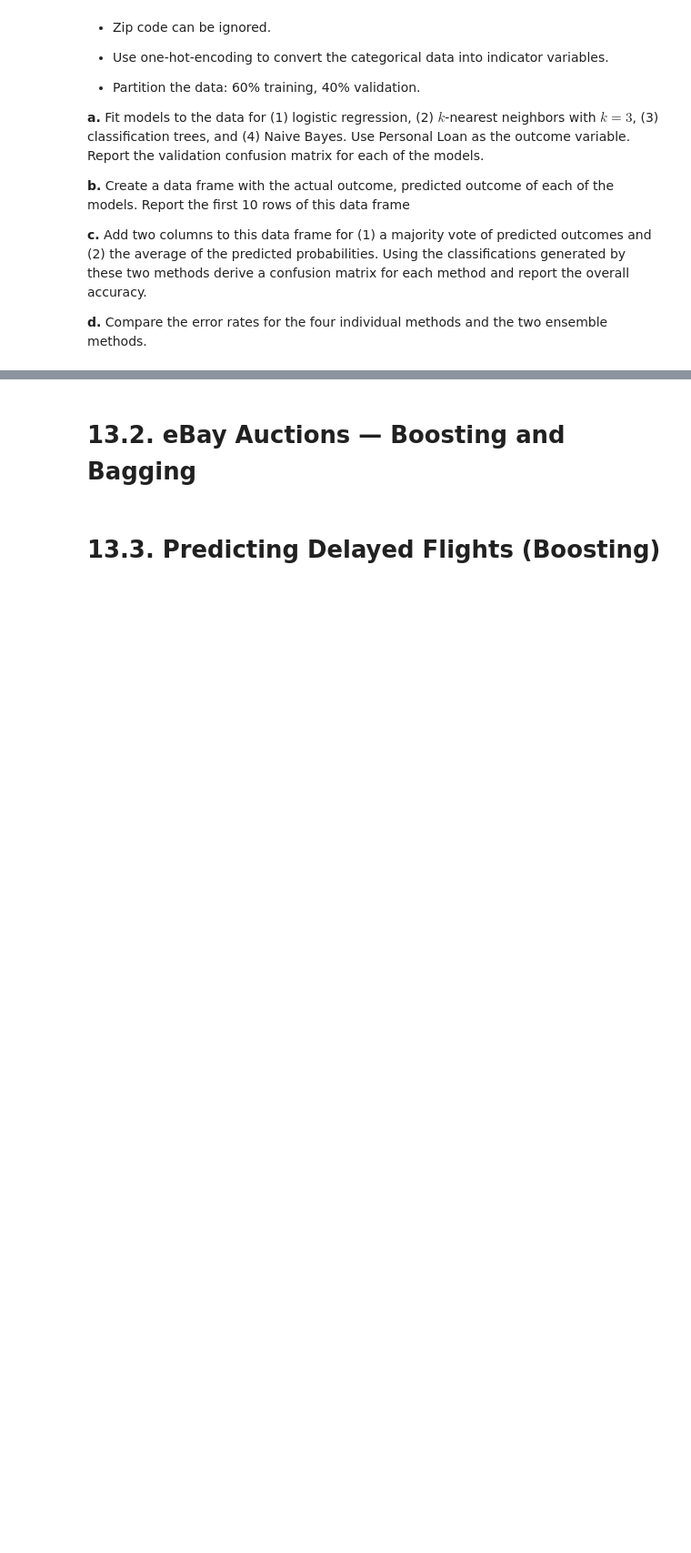
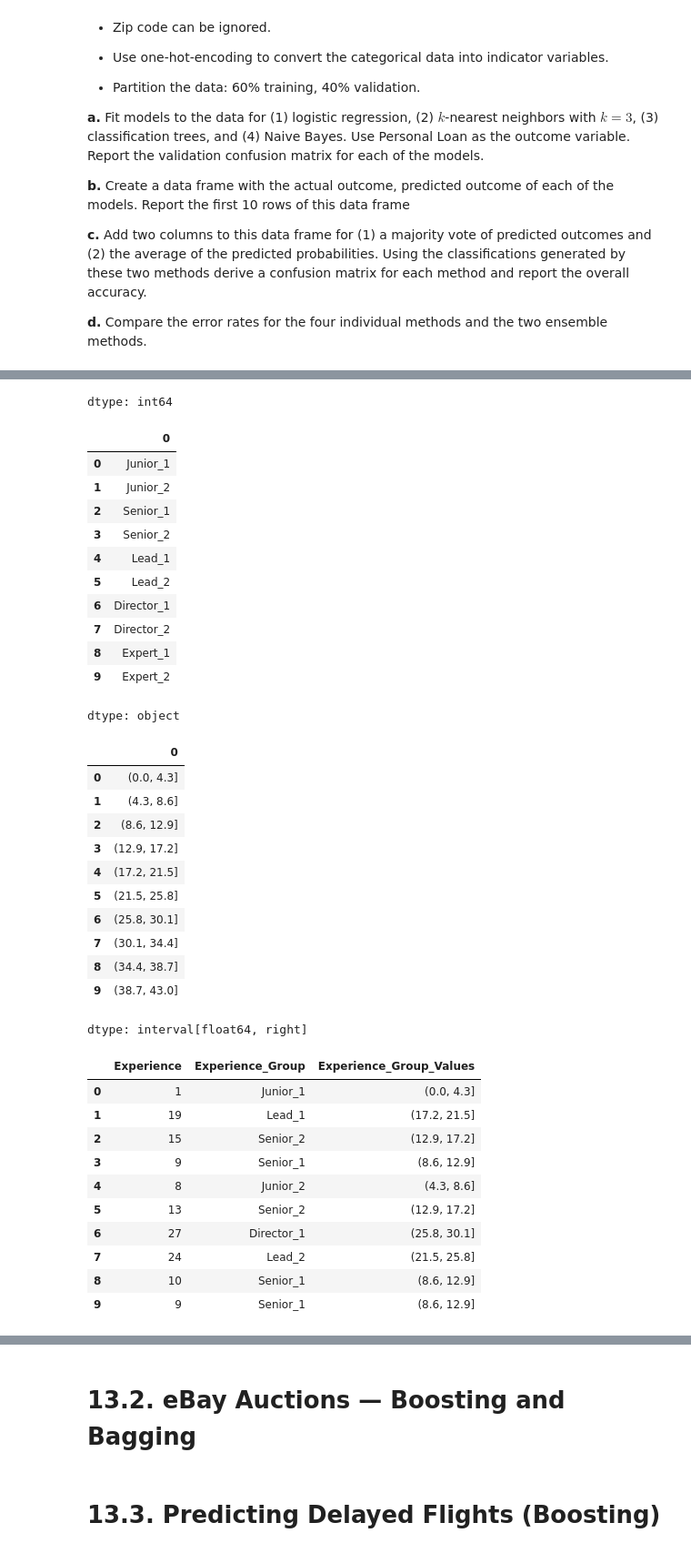
Before and after one commit to ThanhVanLe0605/Data-Mining-For-Business-Analytics-In-Python, a Jupyter notebook: Exercise/Ex_Chapter13__Combining_Methods_Ensembling_And_Lifting_Modeling_.ipynb, the cells around one changed output, grey strips where cells are left out. Shown at 91% size. Saved outputs shown, nothing was run; the diff lists cells and outputs as text; code cells hidden in the pictures; blank space fills up the shorter version.

```diff
--- a/Exercise/Ex_Chapter13__Combining_Methods_Ensembling_And_Lifting_Modeling_.ipynb
+++ b/Exercise/Ex_Chapter13__Combining_Methods_Ensembling_And_Lifting_Modeling_.ipynb
@@ -89,0 +153,23 @@ Mortgage: Value of the house mortgage, if any (0 if none).
+# %%
+# Experience(10 )
+experience_labels = [
+    'Junior_1', 'Junior_2',
+    'Senior_1', 'Senior_2',
+    'Lead_1', 'Lead_2',
+    'Director_1', 'Director_2',
+    'Expert_1', 'Expert_2'
+]
+
+min_exp = df_bank['Experience'].min()
+max_exp = df_bank['Experience'].max()
+experience_bins = np.linspace(min_exp, max_exp, 11)
+
+df_bank['Experience_Group'] = pd.cut(df_bank['Experience'], bins = experience_bins, labels = experience_labels, right=True)
+df_bank['Experience_Group_Values'] = pd.cut(df_bank['Experience'], bins = experience_bins, right=True)
+
+display(df_bank['Experience_Group'].value_counts())
+display(pd.Series(df_bank['Experience_Group'] .cat.categories))
+display(pd.Series(df_bank['Experience_Group_Values'] .cat.categories))
+
+display(df_bank[['Experience','Experience_Group','Experience_Group_Values']].head(10))
+# %% [output]
@@ -89,0 +188,36 @@ Mortgage: Value of the house mortgage, if any (0 if none).
+dtype: int64
+|  | 0 |
+| 0 | Junior_1 |
+| 1 | Junior_2 |
+| 2 | Senior_1 |
+| 3 | Senior_2 |
+| 4 | Lead_1 |
+| 5 | Lead_2 |
+| 6 | Director_1 |
+| 7 | Director_2 |
+| 8 | Expert_1 |
+| 9 | Expert_2 |
+dtype: object
+|  | 0 |
+| 0 | (0.0, 4.3] |
+| 1 | (4.3, 8.6] |
+| 2 | (8.6, 12.9] |
+| 3 | (12.9, 17.2] |
+| 4 | (17.2, 21.5] |
+| 5 | (21.5, 25.8] |
+| 6 | (25.8, 30.1] |
+| 7 | (30.1, 34.4] |
+| 8 | (34.4, 38.7] |
+| 9 | (38.7, 43.0] |
+dtype: interval[float64, right]
+|  | Experience | Experience_Group | Experience_Group_Values |
+| 0 | 1 | Junior_1 | (0.0, 4.3] |
+| 1 | 19 | Lead_1 | (17.2, 21.5] |
+| 2 | 15 | Senior_2 | (12.9, 17.2] |
+| 3 | 9 | Senior_1 | (8.6, 12.9] |
+| 4 | 8 | Junior_2 | (4.3, 8.6] |
+| 5 | 13 | Senior_2 | (12.9, 17.2] |
+| 6 | 27 | Director_1 | (25.8, 30.1] |
+| 7 | 24 | Lead_2 | (21.5, 25.8] |
+| 8 | 10 | Senior_1 | (8.6, 12.9] |
+| 9 | 9 | Senior_1 | (8.6, 12.9] |
```
Also changed, not shown: parts of 19 cells of this notebook.
